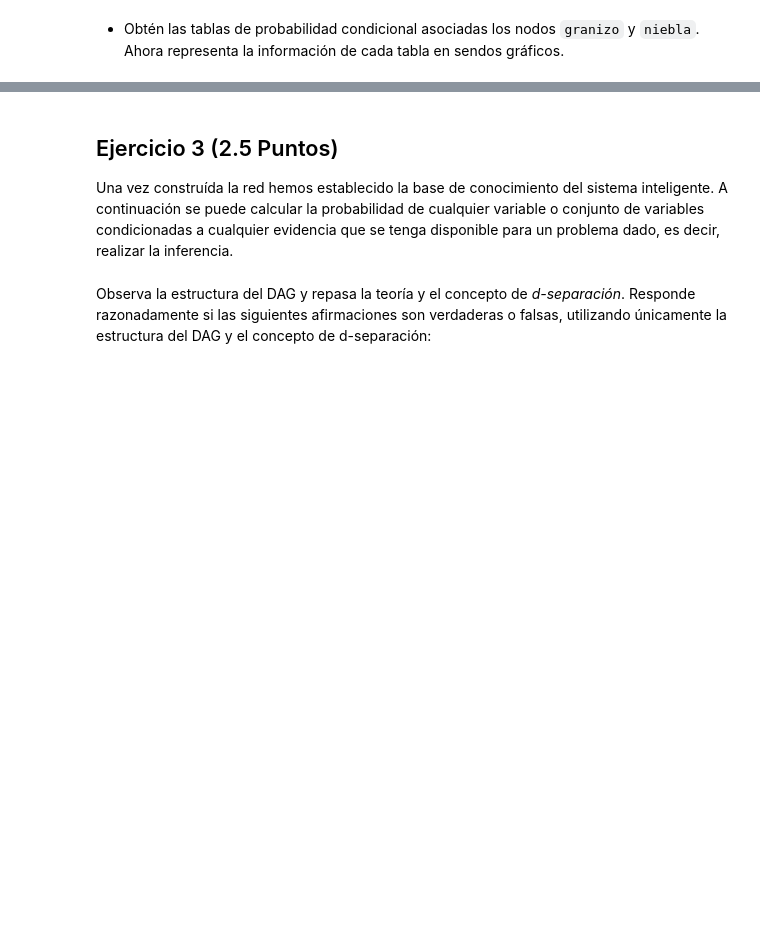
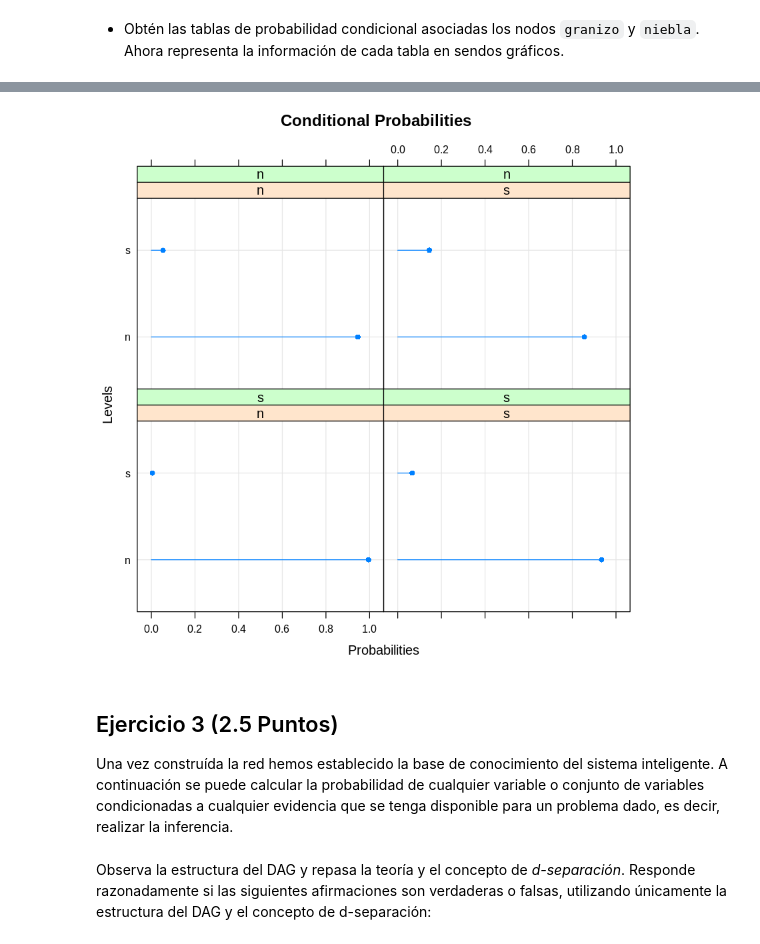
Before and after one commit to yerartdev/m1970-machine-learning-ii, a Jupyter notebook: deliverable/tarea-04/T02_RedesBayesianas.ipynb, the cells around one changed output, grey strips where cells are left out. Saved outputs shown, nothing was run; the diff lists cells and outputs as text; code cells hidden in the pictures; blank space fills up the shorter version.

```diff
--- a/deliverable/tarea-04/T02_RedesBayesianas.ipynb
+++ b/deliverable/tarea-04/T02_RedesBayesianas.ipynb
@@ -367,3 +501,8 @@ print(nodos)
+# %%
+# http://www.bnlearn.com/documentation/man/bn.fit.plots.html
+bn.fit.dotplot(bn_meteoro$niebla)
+# %% [output]
+[figure, added]
 # %% [markdown]
 ## Ejercicio 3 (2.5 Puntos)
 
```
Also changed, not shown: parts of 35 cells of this notebook.
